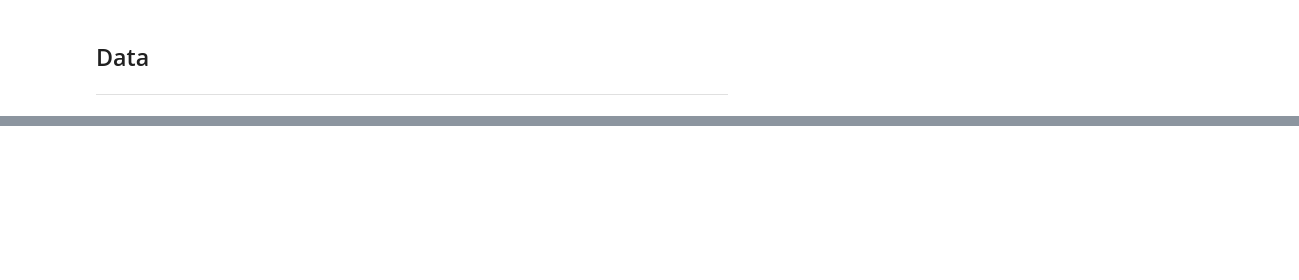
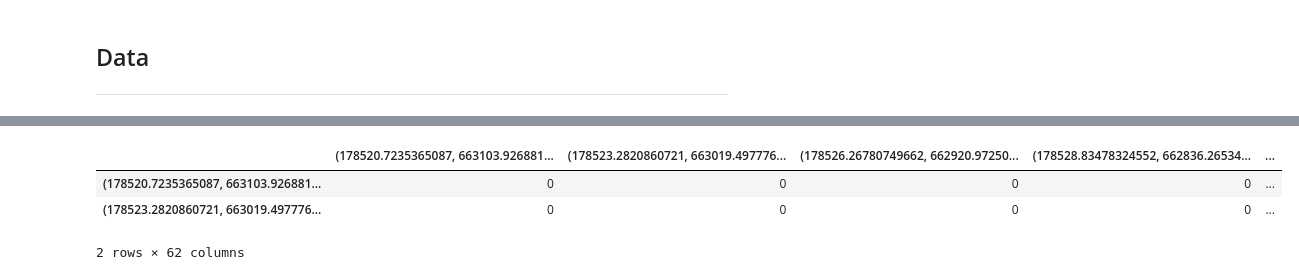
Before and after one commit to harryodell/Synthetic_Cities, a Jupyter notebook: OSM_network_ofer_data.ipynb, the cells around one changed output, grey strips where cells are left out. Drawn from its saved outputs; the diff is of its cells as text; code cells hidden in the pictures; blank space fills up the shorter version.

```diff
--- a/OSM_network_ofer_data.ipynb
+++ b/OSM_network_ofer_data.ipynb
@@ -74,0 +84,7 @@ dict_keys(['polygon1.shp', 'polygon2.shp', 'polygon_all.shp', 'polygon_merged_2.
+# %%
+dicty['StreetNetwork'][1][1].head(2)
+# %% [output]
+|  | (178520.7235365087, 663103.926881... | (178523.2820860721, 663019.497776... | (178526.26780749662, 662920.97250... | (178528.83478324552, 662836.26534... | ... |
+| (178520.7235365087, 663103.926881... | 0 | 0 | 0 | 0 | ... |
+| (178523.2820860721, 663019.497776... | 0 | 0 | 0 | 0 | ... |
+2 rows × 62 columns
```
Also changed, not shown: parts of 11 cells of this notebook, 13 other files.
